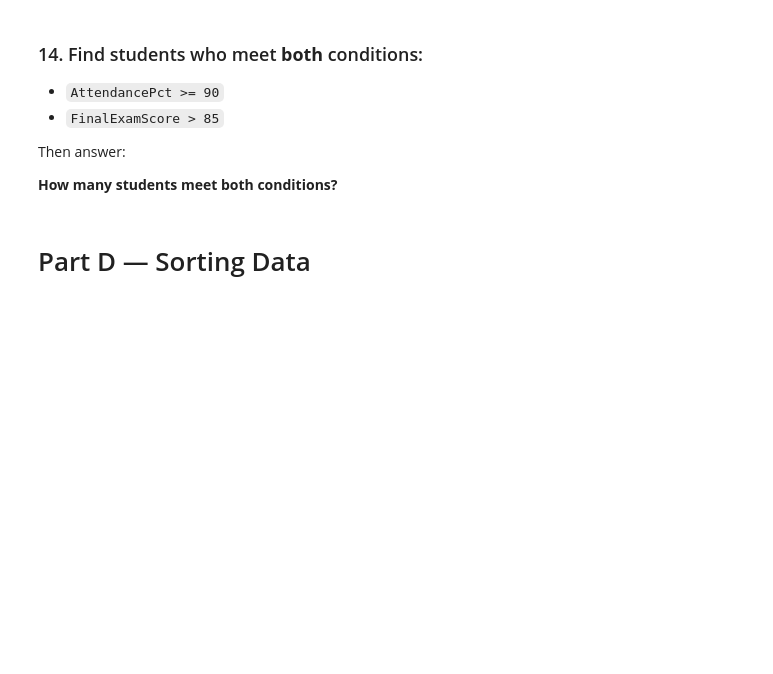
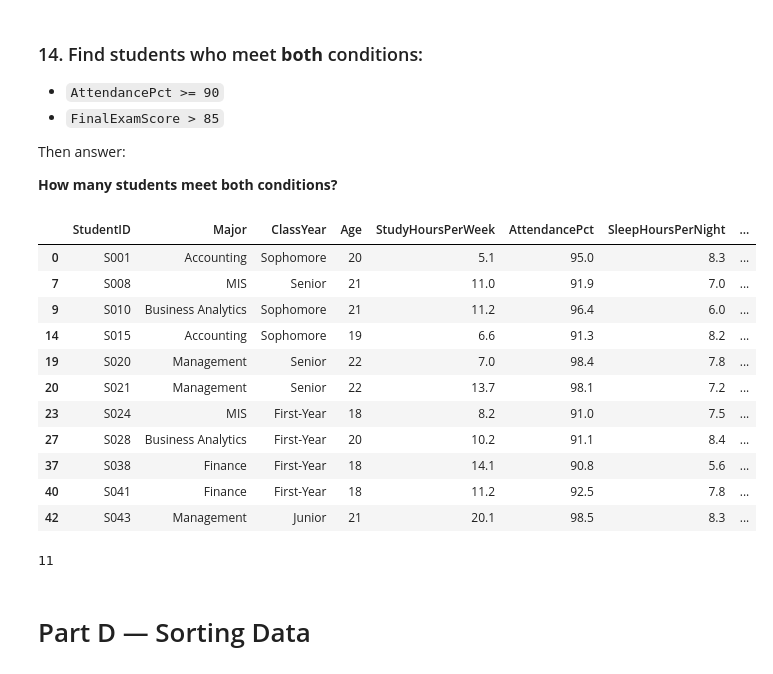
Before and after one commit to benjamin2138-dot/Python-Class, a Jupyter notebook: Python_Foundations_Homework_Google_Colab_(1).ipynb, the cells around one changed output. Drawn from its saved outputs; the diff is of its cells as text; code cells hidden in the pictures; blank space fills up the shorter version.

```diff
--- a/Python_Foundations_Homework_Google_Colab_(1).ipynb
+++ b/Python_Foundations_Homework_Google_Colab_(1).ipynb
@@ -123,3 +249,27 @@ Then answer:
+# %%
+high_performers = students[
+    (students["AttendancePct"] >= 90) &
+    (students["FinalExamScore"] > 85)
+]
+
+high_performers
+# %% [output]
+|  | StudentID | Major | ClassYear | Age | StudyHoursPerWeek | AttendancePct | SleepHoursPerNight | ... |
+| 0 | S001 | Accounting | Sophomore | 20 | 5.1 | 95.0 | 8.3 | ... |
+| 7 | S008 | MIS | Senior | 21 | 11.0 | 91.9 | 7.0 | ... |
+| 9 | S010 | Business Analytics | Sophomore | 21 | 11.2 | 96.4 | 6.0 | ... |
+| 14 | S015 | Accounting | Sophomore | 19 | 6.6 | 91.3 | 8.2 | ... |
+| 19 | S020 | Management | Senior | 22 | 7.0 | 98.4 | 7.8 | ... |
+| 20 | S021 | Management | Senior | 22 | 13.7 | 98.1 | 7.2 | ... |
+| 23 | S024 | MIS | First-Year | 18 | 8.2 | 91.0 | 7.5 | ... |
+| 27 | S028 | Business Analytics | First-Year | 20 | 10.2 | 91.1 | 8.4 | ... |
+| 37 | S038 | Finance | First-Year | 18 | 14.1 | 90.8 | 5.6 | ... |
+| 40 | S041 | Finance | First-Year | 18 | 11.2 | 92.5 | 7.8 | ... |
+| 42 | S043 | Management | Junior | 21 | 20.1 | 98.5 | 8.3 | ... |
+# %%
+len(high_performers)
+# %% [output]
+11
 # %% [markdown]
 # Part D — Sorting Data
 # %% [markdown]
```
Also changed, not shown: parts of 37 cells of this notebook.
